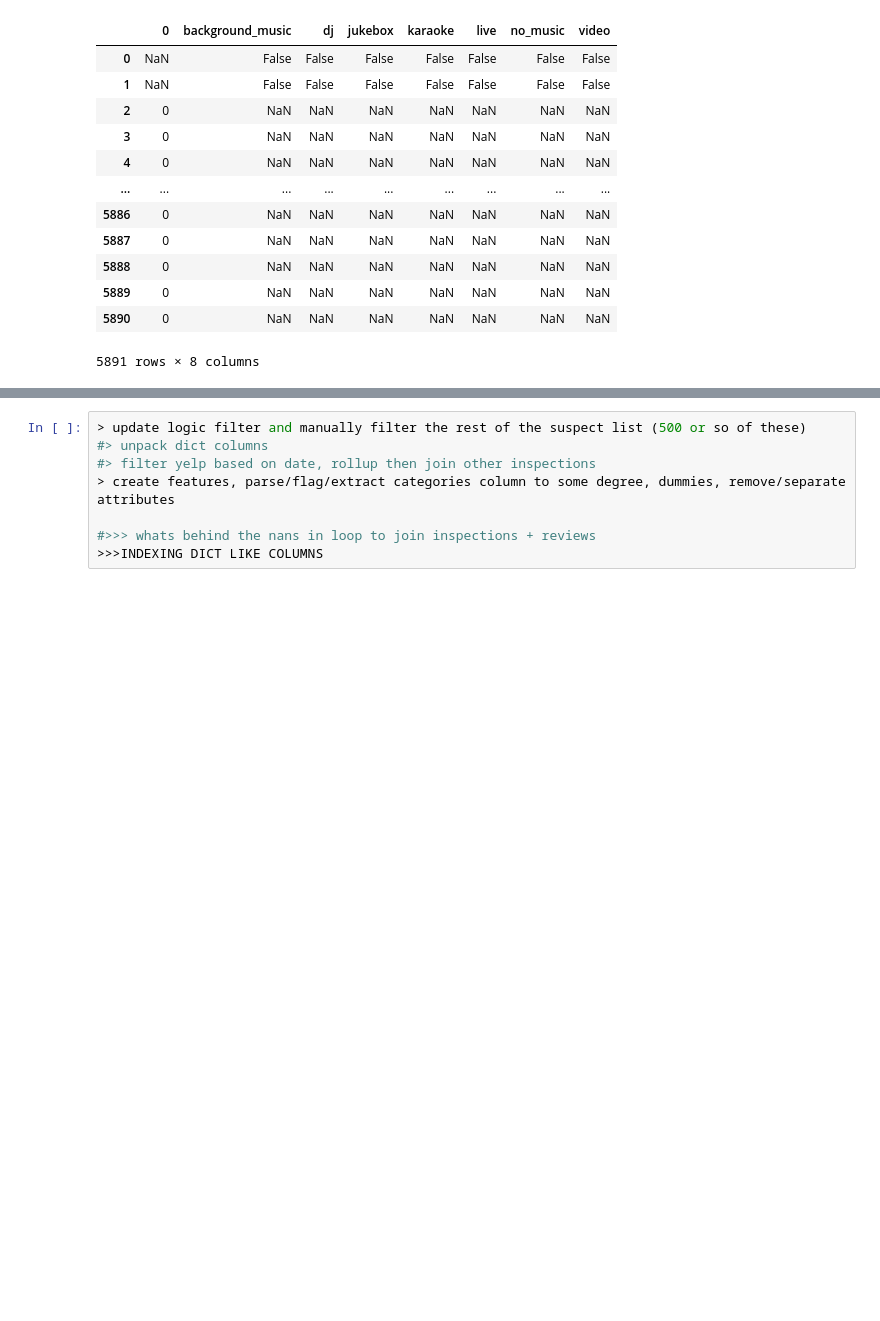
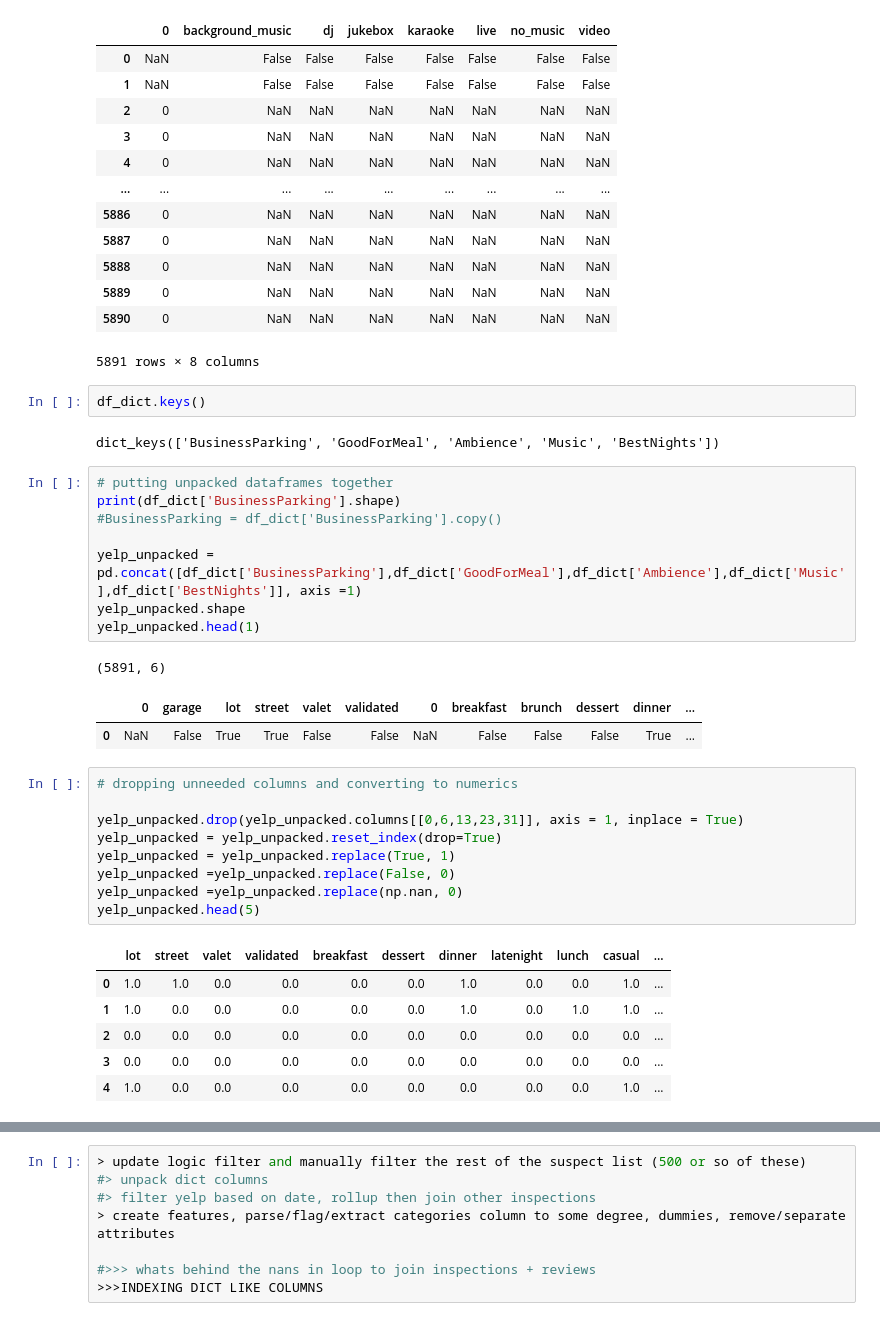
Before and after one commit to ellerybledsoe/Springboard, a Jupyter notebook: Austin Restaurant Inspections_Data Wrangling.ipynb, the cells around one changed output, grey strips where cells are left out. Cells and saved outputs as stored; diff of their text form; blank space fills up the shorter version.

```diff
--- a/Austin Restaurant Inspections_Data Wrangling.ipynb
+++ b/Austin Restaurant Inspections_Data Wrangling.ipynb
@@ -868,3 +854,35 @@ df_dict['Music'].reset_index(drop=True)
 | 5889 | 0 | NaN | NaN | NaN | NaN | NaN | NaN | NaN |
 | 5890 | 0 | NaN | NaN | NaN | NaN | NaN | NaN | NaN |
 5891 rows × 8 columns
+# %%
+df_dict.keys()
+# %% [output]
+dict_keys(['BusinessParking', 'GoodForMeal', 'Ambience', 'Music', 'BestNights'])
+# %%
+# putting unpacked dataframes together
+print(df_dict['BusinessParking'].shape)
+#BusinessParking = df_dict['BusinessParking'].copy()
+
+yelp_unpacked = pd.concat([df_dict['BusinessParking'],df_dict['GoodForMeal'],df_dict['Ambience'],df_dict['Music'],df_dict['BestNights']], axis =1)
+yelp_unpacked.shape
+yelp_unpacked.head(1)
+# %% [output]
+(5891, 6)
+|  | 0 | garage | lot | street | valet | validated | 0 | breakfast | brunch | dessert | dinner | ... |
+| 0 | NaN | False | True | True | False | False | NaN | False | False | False | True | ... |
+# %%
+# dropping unneeded columns and converting to numerics
+
+yelp_unpacked.drop(yelp_unpacked.columns[[0,6,13,23,31]], axis = 1, inplace = True)
+yelp_unpacked = yelp_unpacked.reset_index(drop=True)
+yelp_unpacked = yelp_unpacked.replace(True, 1)
+yelp_unpacked =yelp_unpacked.replace(False, 0)
+yelp_unpacked =yelp_unpacked.replace(np.nan, 0)
+yelp_unpacked.head(5)
+# %% [output]
+|  | lot | street | valet | validated | breakfast | dessert | dinner | latenight | lunch | casual | ... |
+| 0 | 1.0 | 1.0 | 0.0 | 0.0 | 0.0 | 0.0 | 1.0 | 0.0 | 0.0 | 1.0 | ... |
+| 1 | 1.0 | 0.0 | 0.0 | 0.0 | 0.0 | 0.0 | 1.0 | 0.0 | 1.0 | 1.0 | ... |
+| 2 | 0.0 | 0.0 | 0.0 | 0.0 | 0.0 | 0.0 | 0.0 | 0.0 | 0.0 | 0.0 | ... |
+| 3 | 0.0 | 0.0 | 0.0 | 0.0 | 0.0 | 0.0 | 0.0 | 0.0 | 0.0 | 0.0 | ... |
+| 4 | 1.0 | 0.0 | 0.0 | 0.0 | 0.0 | 0.0 | 0.0 | 0.0 | 0.0 | 1.0 | ... |
```
Also changed, not shown: parts of 12 cells of this notebook.
